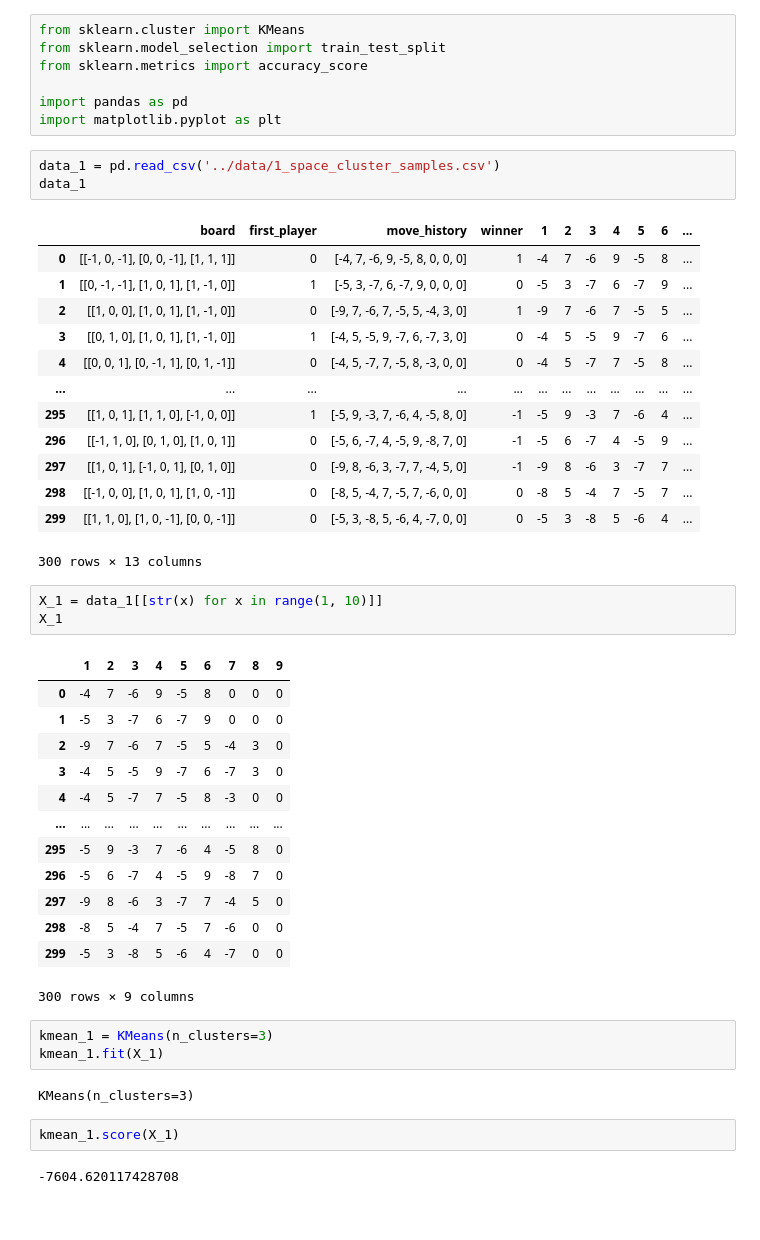
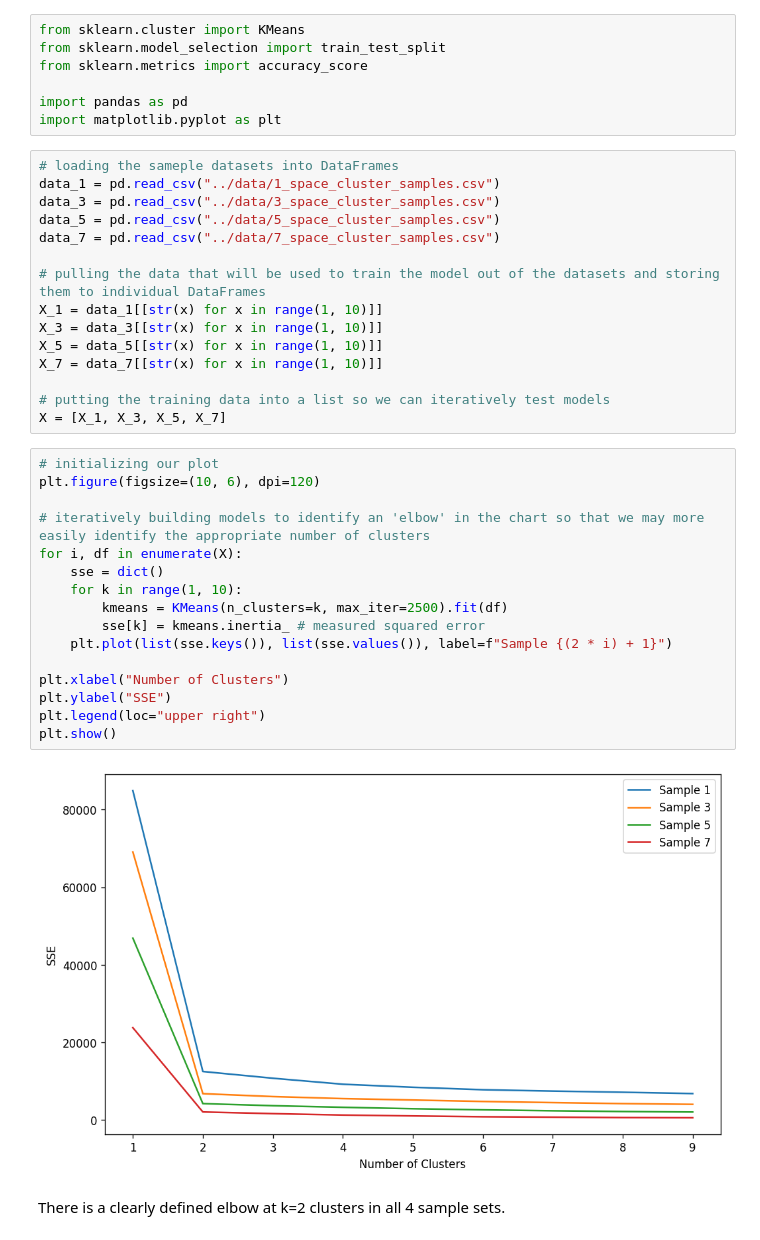
Before and after one commit to ScruffyTheMoose/TTT_ML, a Jupyter notebook: models/kmeans_model.ipynb, the cells around one changed output. Saved outputs shown, nothing was run; the diff lists cells and outputs as text.

Commit message:
test and evaluate kmeans model

```diff
--- a/models/kmeans_model.ipynb
+++ b/models/kmeans_model.ipynb
@@ -8,46 +8,38 @@ from sklearn.metrics import accuracy_score
 
 import pandas as pd
 import matplotlib.pyplot as plt
-# %%
-data_1 = pd.read_csv('../data/1_space_cluster_samples.csv')
-data_1
-# %% [output]
-|  | board | first_player | move_history | winner | 1 | 2 | 3 | 4 | 5 | 6 | ... |
-| 0 | [[-1, 0, -1], [0, 0, -1], [1, 1, 1]] | 0 | [-4, 7, -6, 9, -5, 8, 0, 0, 0] | 1 | -4 | 7 | -6 | 9 | -5 | 8 | ... |
-| 1 | [[0, -1, -1], [1, 0, 1], [1, -1, 0]] | 1 | [-5, 3, -7, 6, -7, 9, 0, 0, 0] | 0 | -5 | 3 | -7 | 6 | -7 | 9 | ... |
-| 2 | [[1, 0, 0], [1, 0, 1], [1, -1, 0]] | 0 | [-9, 7, -6, 7, -5, 5, -4, 3, 0] | 1 | -9 | 7 | -6 | 7 | -5 | 5 | ... |
-| 3 | [[0, 1, 0], [1, 0, 1], [1, -1, 0]] | 1 | [-4, 5, -5, 9, -7, 6, -7, 3, 0] | 0 | -4 | 5 | -5 | 9 | -7 | 6 | ... |
-| 4 | [[0, 0, 1], [0, -1, 1], [0, 1, -1]] | 0 | [-4, 5, -7, 7, -5, 8, -3, 0, 0] | 0 | -4 | 5 | -7 | 7 | -5 | 8 | ... |
-| ... | ... | ... | ... | ... | ... | ... | ... | ... | ... | ... | ... |
-| 295 | [[1, 0, 1], [1, 1, 0], [-1, 0, 0]] | 1 | [-5, 9, -3, 7, -6, 4, -5, 8, 0] | -1 | -5 | 9 | -3 | 7 | -6 | 4 | ... |
-| 296 | [[-1, 1, 0], [0, 1, 0], [1, 0, 1]] | 0 | [-5, 6, -7, 4, -5, 9, -8, 7, 0] | -1 | -5 | 6 | -7 | 4 | -5 | 9 | ... |
-| 297 | [[1, 0, 1], [-1, 0, 1], [0, 1, 0]] | 0 | [-9, 8, -6, 3, -7, 7, -4, 5, 0] | -1 | -9 | 8 | -6 | 3 | -7 | 7 | ... |
-| 298 | [[-1, 0, 0], [1, 0, 1], [1, 0, -1]] | 0 | [-8, 5, -4, 7, -5, 7, -6, 0, 0] | 0 | -8 | 5 | -4 | 7 | -5 | 7 | ... |
-| 299 | [[1, 1, 0], [1, 0, -1], [0, 0, -1]] | 0 | [-5, 3, -8, 5, -6, 4, -7, 0, 0] | 0 | -5 | 3 | -8 | 5 | -6 | 4 | ... |
-300 rows × 13 columns
-# %%
-X_1 = data_1[[str(x) for x in range(1, 10)]]
-X_1
-# %% [output]
-|  | 1 | 2 | 3 | 4 | 5 | 6 | 7 | 8 | 9 |
-| 0 | -4 | 7 | -6 | 9 | -5 | 8 | 0 | 0 | 0 |
-| 1 | -5 | 3 | -7 | 6 | -7 | 9 | 0 | 0 | 0 |
-| 2 | -9 | 7 | -6 | 7 | -5 | 5 | -4 | 3 | 0 |
-| 3 | -4 | 5 | -5 | 9 | -7 | 6 | -7 | 3 | 0 |
-| 4 | -4 | 5 | -7 | 7 | -5 | 8 | -3 | 0 | 0 |
-| ... | ... | ... | ... | ... | ... | ... | ... | ... | ... |
-| 295 | -5 | 9 | -3 | 7 | -6 | 4 | -5 | 8 | 0 |
-| 296 | -5 | 6 | -7 | 4 | -5 | 9 | -8 | 7 | 0 |
-| 297 | -9 | 8 | -6 | 3 | -7 | 7 | -4 | 5 | 0 |
-| 298 | -8 | 5 | -4 | 7 | -5 | 7 | -6 | 0 | 0 |
-| 299 | -5 | 3 | -8 | 5 | -6 | 4 | -7 | 0 | 0 |
-300 rows × 9 columns
-# %%
-kmean_1 = KMeans(n_clusters=3)
-kmean_1.fit(X_1)
-# %% [output]
-KMeans(n_clusters=3)
-# %%
-kmean_1.score(X_1)
-# %% [output]
--7604.620117428708
+# %%
+# loading the sameple datasets into DataFrames
+data_1 = pd.read_csv("../data/1_space_cluster_samples.csv")
+data_3 = pd.read_csv("../data/3_space_cluster_samples.csv")
+data_5 = pd.read_csv("../data/5_space_cluster_samples.csv")
+data_7 = pd.read_csv("../data/7_space_cluster_samples.csv")
+
+# pulling the data that will be used to train the model out of the datasets and storing them to individual DataFrames
+X_1 = data_1[[str(x) for x in range(1, 10)]]
+X_3 = data_3[[str(x) for x in range(1, 10)]]
+X_5 = data_5[[str(x) for x in range(1, 10)]]
+X_7 = data_7[[str(x) for x in range(1, 10)]]
+
+# putting the training data into a list so we can iteratively test models
+X = [X_1, X_3, X_5, X_7]
+# %%
+# initializing our plot
+plt.figure(figsize=(10, 6), dpi=120)
+
+# iteratively building models to identify an 'elbow' in the chart so that we may more easily identify the appropriate number of clusters
+for i, df in enumerate(X):
+    sse = dict()
+    for k in range(1, 10):
+        kmeans = KMeans(n_clusters=k, max_iter=2500).fit(df)
+        sse[k] = kmeans.inertia_ # measured squared error
+    plt.plot(list(sse.keys()), list(sse.values()), label=f"Sample {(2 * i) + 1}")
+
+plt.xlabel("Number of Clusters")
+plt.ylabel("SSE")
+plt.legend(loc="upper right")
+plt.show()
+# %% [output]
+[figure, added]
+# %% [markdown]
+There is a clearly defined elbow at k=2 clusters in all 4 sample sets.
```
